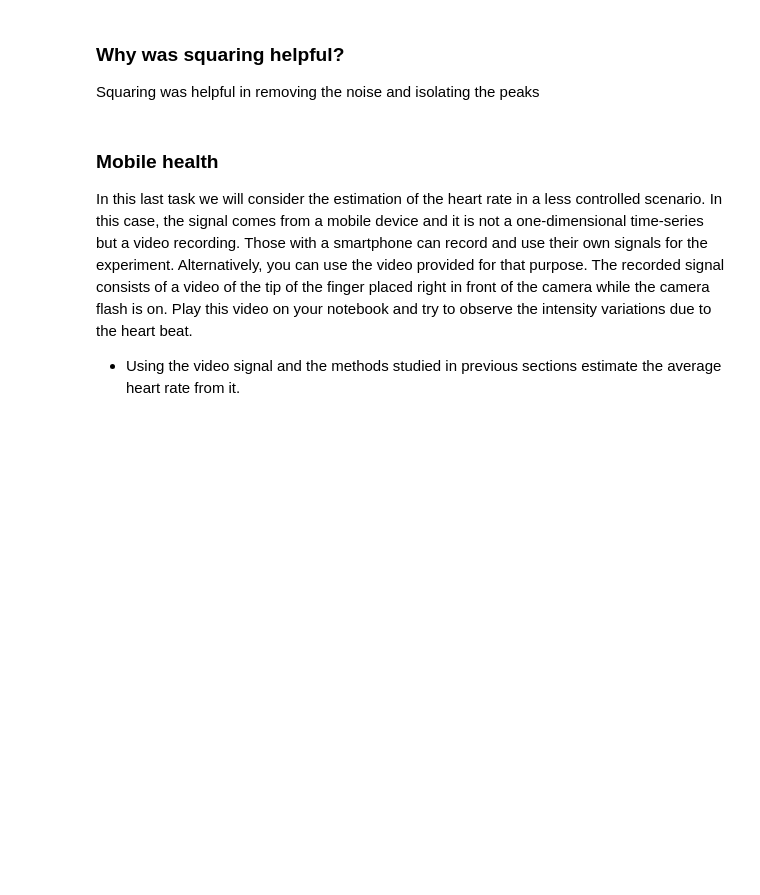
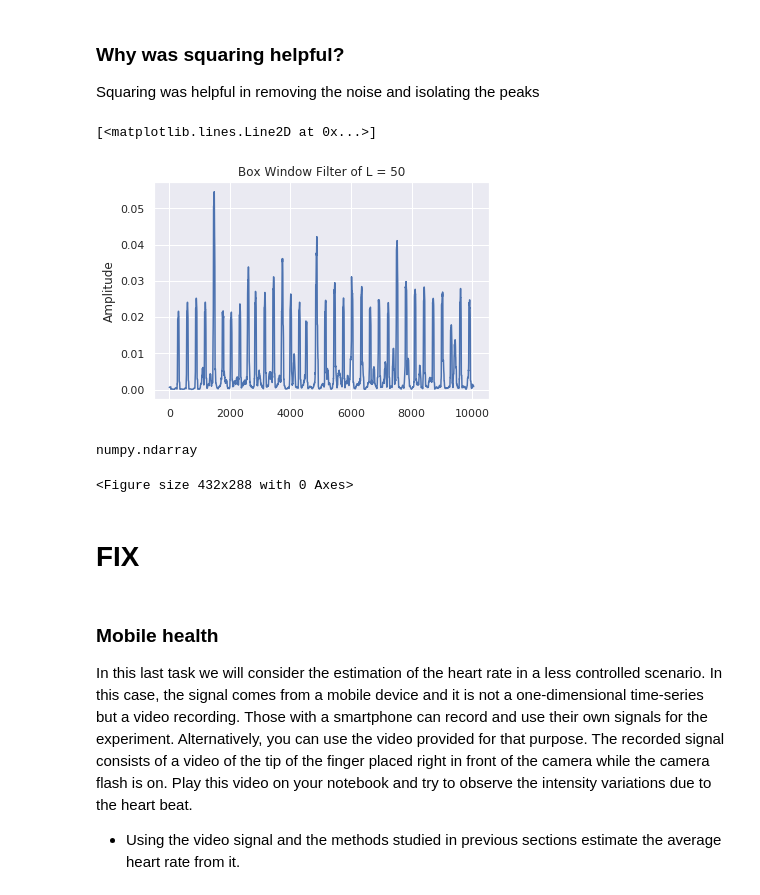
Before and after one commit to varose99/ds4bme, a Jupyter notebook: ecglab.ipynb, the cells around one changed output. Drawn from its saved outputs; the diff is of its cells as text; code cells hidden in the pictures; blank space fills up the shorter version.

```diff
--- a/ecglab.ipynb
+++ b/ecglab.ipynb
@@ -290,6 +294,34 @@ plt.plot(integration)
 # %% [markdown]
 ### Why was squaring helpful?
 Squaring was helpful in removing the noise and isolating the peaks
+# %%
+#integration = [0.0]*(len(diff_square)-50)
+#for i in range(len(integration)):
+#  for j in range(50):
+#    integration[i] += diff_square[i+j]
+filter_50 = [1/50]*50
+window = np.convolve(filter_50, diff_square)
+plt.figure()
+plt.title('Box Window Filter of L = 50')
+plt.ylabel('Amplitude')
+plt.plot(window)
+# %% [output]
+[<matplotlib.lines.Line2D at 0x...>]
+[figure, added]
+# %%
+# peaks
+
+peaks2, _ = signal.find_peaks(diff_square, height=.1)
+plt.figure()
+#plt.plot(diff_square)
+#plt.plot(peaks2, diff_square[peaks2],'x')
+#print(peaks2)
+type(peaks2)
+# %% [output]
+numpy.ndarray
+<Figure size 432x288 with 0 Axes>
+# %% [markdown]
+# FIX
 # %% [markdown]
 ### Mobile health
 In this last task we will consider the estimation of the heart rate in a less controlled scenario. In this case,
```
Also changed, not shown: parts of 4 cells of this notebook.
